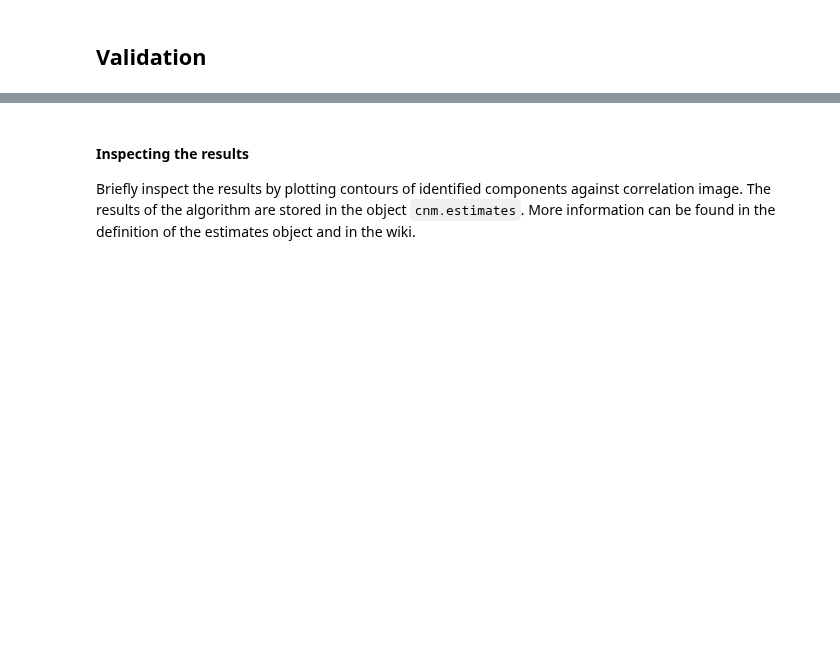
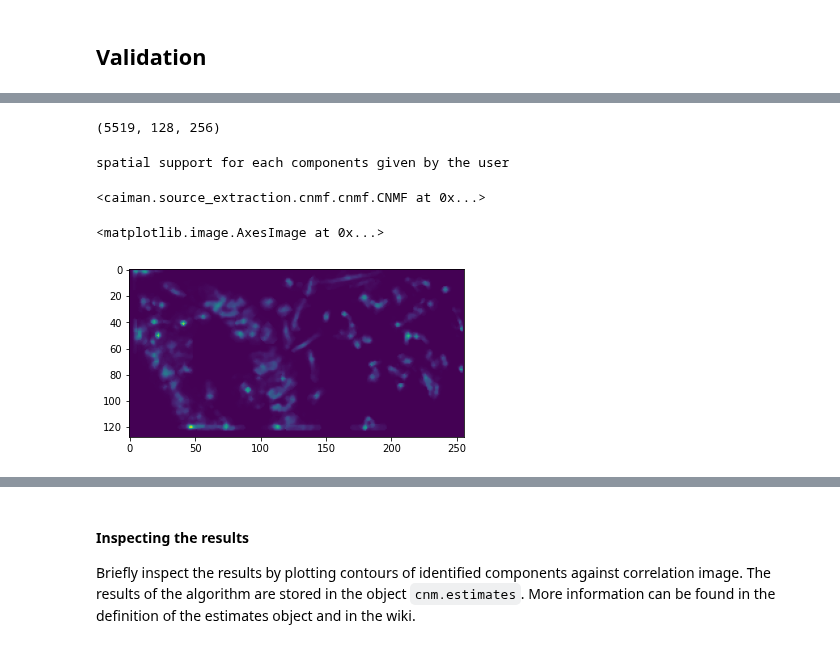
Before and after one commit to laurenneal/capstone-visual-neuroscience, a Jupyter notebook: Demo_Caiman_Stripped_Working_Lauren.ipynb, the cells around one changed output, grey strips where cells are left out. Cells and saved outputs as stored; diff of their text form; code cells hidden in the pictures; blank space fills up the shorter version.

```diff
--- a/Demo_Caiman_Stripped_Working_Lauren.ipynb
+++ b/Demo_Caiman_Stripped_Working_Lauren.ipynb
@@ -465,0 +530,2 @@ fname_new_exp = cm.save_memmap(fnames, base_name='memmap_',
+# %%
+Ain = cm.base.rois.extract_binary_masks_from_structural_channel(mR_test, gSig=7, expand_method='dilation')[0]
@@ -467,6 +537,24 @@ fname_new_exp = cm.save_memmap(fnames, base_name='memmap_',
 # load memory mappable file
 Yr, dims, T = cm.load_memmap(fname_new_exp)
 images = Yr.T.reshape((T,) + dims, order='F')
+images.shape
+# %% [output]
+(5519, 128, 256)
+# %%
+cnm_seeded = cnmf.CNMF(n_processes, params=opts, dview=dview, Ain=Ain)
+cnm_seeded.fit(images)
+# %% [output]
+spatial support for each components given by the user
+<caiman.source_extraction.cnmf.cnmf.CNMF at 0x...>
+# %%
+for i in range(cnm_seeded.estimates.A.shape[1]):
+  roiimg_seeded = roiimg+cnm_seeded.estimates.A[:,i]
+
+plt.figure()
+plt.imshow(np.reshape(roiimg_seeded, dims, order="F"))
+# %% [output]
+<matplotlib.image.AxesImage at 0x...>
+[figure, added]
 # %%
 # Compute some summary images (correlation and peak to noise)
 cn_filter, pnr = cm.summary_images.correlation_pnr(images[::5], gSig=3, swap_dim=False)
```
Also changed, not shown: parts of 39 cells of this notebook.
